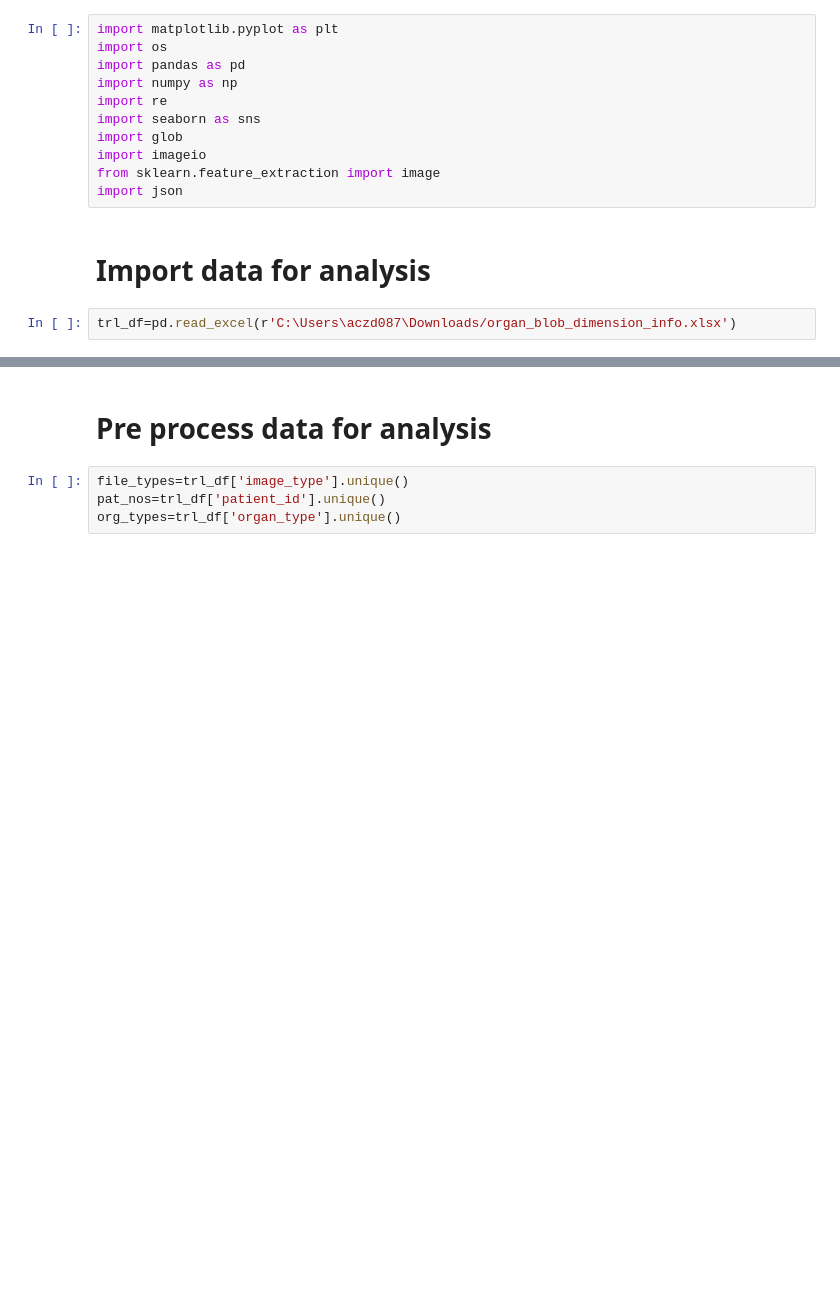
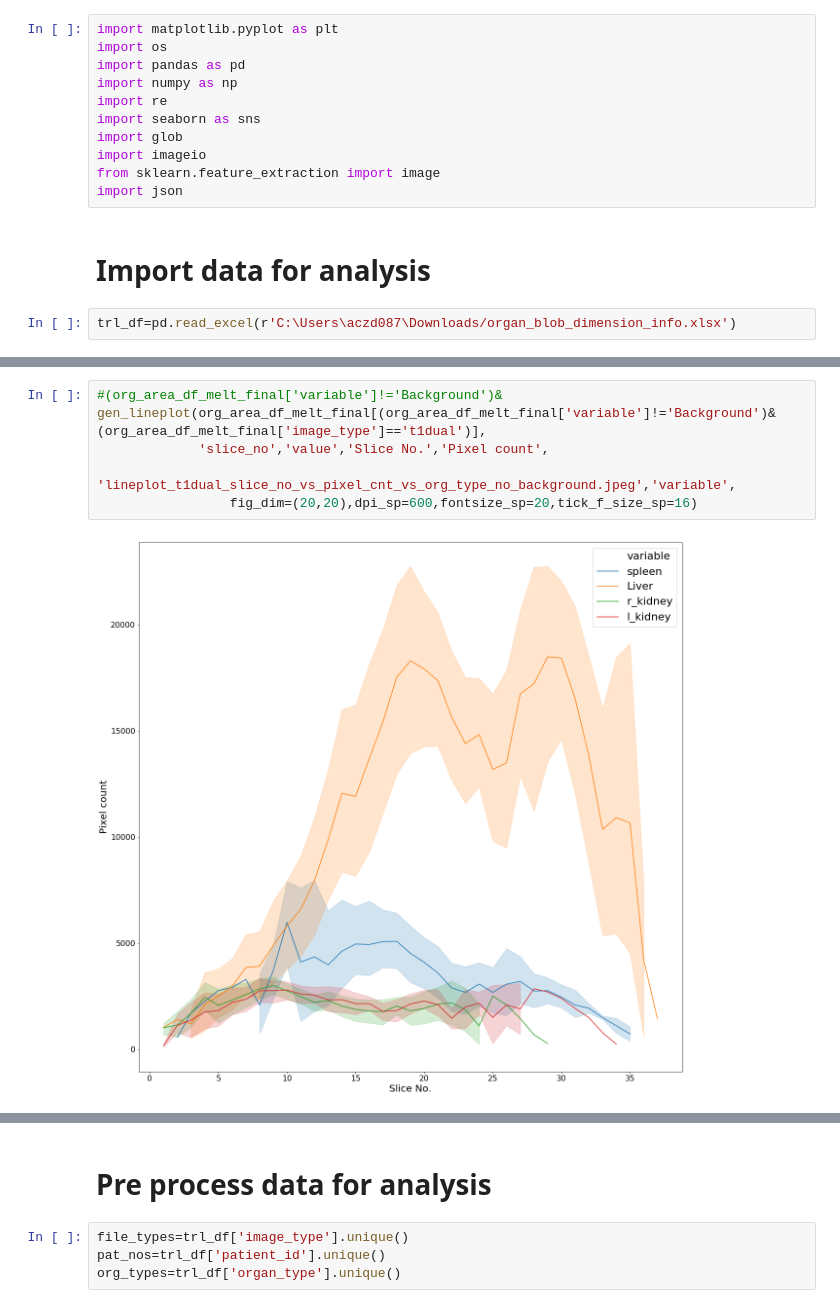
Before and after one commit to Larkinnjm1/Masters-thesis-EDA-scripts, a Jupyter notebook: jupyter notebook/EDA Organ size and intensity.ipynb, the cells around one changed output, grey strips where cells are left out. Cells and saved outputs as stored; diff of their text form; blank space fills up the shorter version.

```diff
--- a/jupyter notebook/EDA Organ size and intensity.ipynb
+++ b/jupyter notebook/EDA Organ size and intensity.ipynb
@@ -17,0 +94,8 @@ trl_df=pd.read_excel(r'C:\Users\aczd087\Downloads/organ_blob_dimension_info.xlsx
+# %%
+#(org_area_df_melt_final['variable']!='Background')&
+gen_lineplot(org_area_df_melt_final[(org_area_df_melt_final['variable']!='Background')&(org_area_df_melt_final['image_type']=='t1dual')],
+             'slice_no','value','Slice No.','Pixel count',
+             'lineplot_t1dual_slice_no_vs_pixel_cnt_vs_org_type_no_background.jpeg','variable',
+                 fig_dim=(20,20),dpi_sp=600,fontsize_sp=20,tick_f_size_sp=16)
+# %% [output]
+[figure, added]
```
Also changed, not shown: parts of 46 cells of this notebook, 12 other files.
